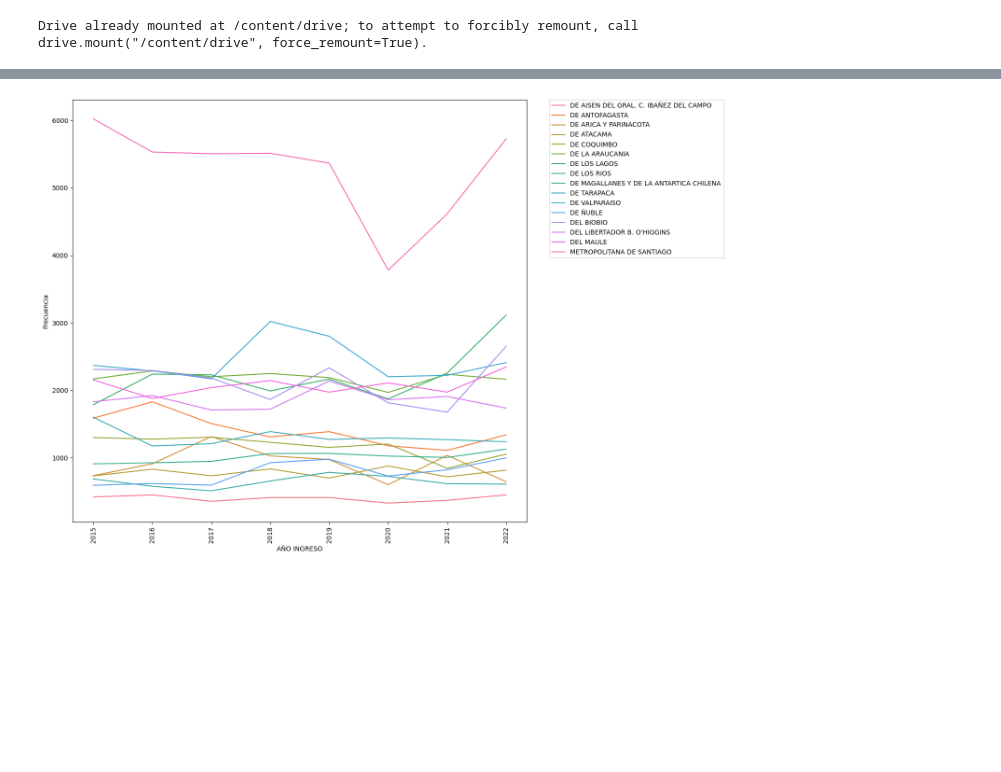
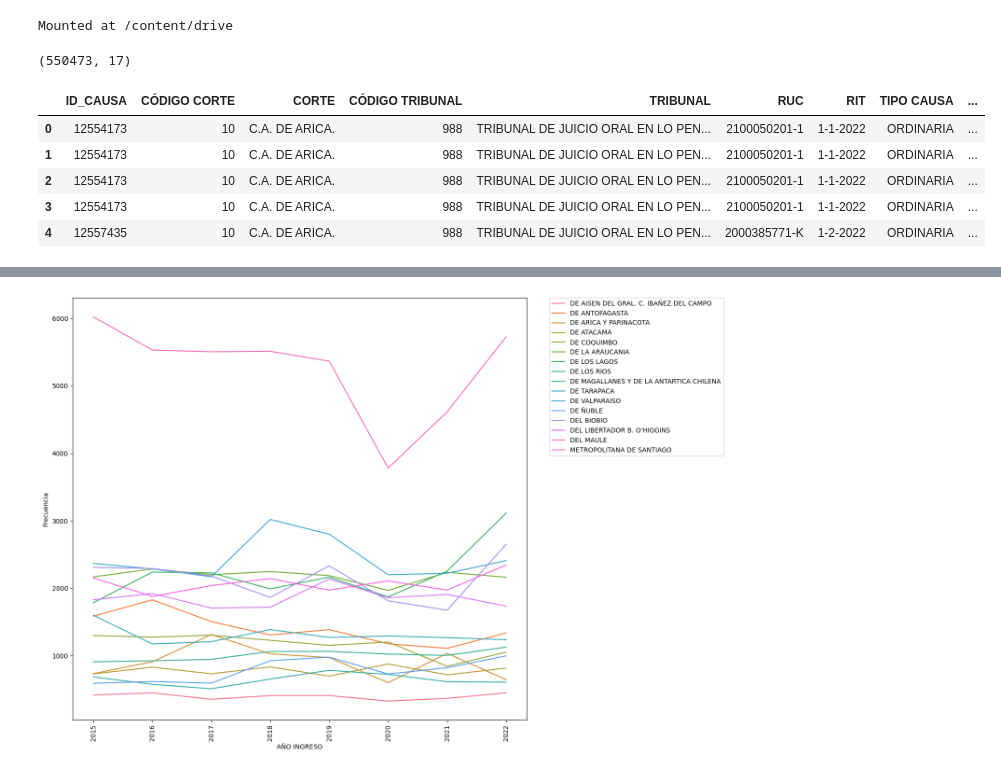
Before and after one commit to RodrigoEduard/08MBID---Visualizacion-de-Datos, a Jupyter notebook: TrabajoPracticoVD.ipynb, the cells around one changed output, grey strips where cells are left out. Saved outputs shown, nothing was run; the diff lists cells and outputs as text; code cells hidden in the pictures; blank space fills up the shorter version.

```diff
--- a/TrabajoPracticoVD.ipynb
+++ b/TrabajoPracticoVD.ipynb
@@ -7,6 +7,5 @@ import seaborn as sns
 # %%
 from google.colab import drive
 drive.mount('/content/drive')
-conduccion_V2 = pd.read_excel('/content/drive/MyDrive/R/conduccion_V2.xlsx')
 # %% [output]
-Drive already mounted at /content/drive; to attempt to forcibly remount, call drive.mount("/content/drive", force_remount=True).
+Mounted at /content/drive
@@ -12,0 +27,11 @@ Drive already mounted at /content/drive; to attempt to forcibly remount, call dr
+# %%
+print(data2022.shape)
+data2022.head()
+# %% [output]
+(550473, 17)
+|  | ID_CAUSA | CÓDIGO CORTE | CORTE | CÓDIGO TRIBUNAL | TRIBUNAL | RUC | RIT | TIPO CAUSA | ... |
+| 0 | 12554173 | 10 | C.A. DE ARICA. | 988 | TRIBUNAL DE JUICIO ORAL EN LO PEN... | 2100050201-1 | 1-1-2022 | ORDINARIA | ... |
+| 1 | 12554173 | 10 | C.A. DE ARICA. | 988 | TRIBUNAL DE JUICIO ORAL EN LO PEN... | 2100050201-1 | 1-1-2022 | ORDINARIA | ... |
+| 2 | 12554173 | 10 | C.A. DE ARICA. | 988 | TRIBUNAL DE JUICIO ORAL EN LO PEN... | 2100050201-1 | 1-1-2022 | ORDINARIA | ... |
+| 3 | 12554173 | 10 | C.A. DE ARICA. | 988 | TRIBUNAL DE JUICIO ORAL EN LO PEN... | 2100050201-1 | 1-1-2022 | ORDINARIA | ... |
+| 4 | 12557435 | 10 | C.A. DE ARICA. | 988 | TRIBUNAL DE JUICIO ORAL EN LO PEN... | 2000385771-K | 1-2-2022 | ORDINARIA | ... |
```
Also changed, not shown: parts of 5 cells of this notebook.
